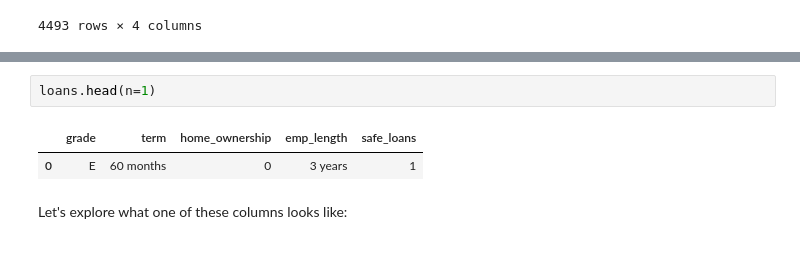
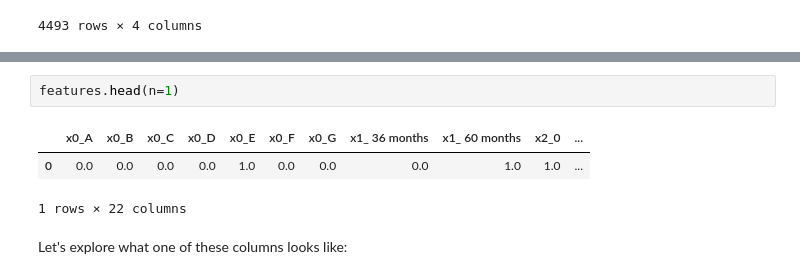
Before and after one commit to TheNewStat1/Machine_Learning_Specialization_UW, a Jupyter notebook: Binary Decision Trees.ipynb, the cells around one changed output, grey strips where cells are left out. Cells and saved outputs as stored; diff of their text form.

```diff
--- a/Binary Decision Trees.ipynb
+++ b/Binary Decision Trees.ipynb
@@ -139,8 +135,9 @@ Number of features (after binarizing categorical variables) = 4
 # %%
-loans.head(n=1)
+features.head(n=1)
 # %% [output]
-|  | grade | term | home_ownership | emp_length | safe_loans |
-| 0 | E | 60 months | 0 | 3 years | 1 |
+|  | x0_A | x0_B | x0_C | x0_D | x0_E | x0_F | x0_G | x1_ 36 months | x1_ 60 months | x2_0 | ... |
+| 0 | 0.0 | 0.0 | 0.0 | 0.0 | 1.0 | 0.0 | 0.0 | 0.0 | 1.0 | 1.0 | ... |
+1 rows × 22 columns
 # %% [markdown]
 Let's explore what one of these columns looks like:
 # %%
```
Also changed, not shown: parts of 39 cells of this notebook.
